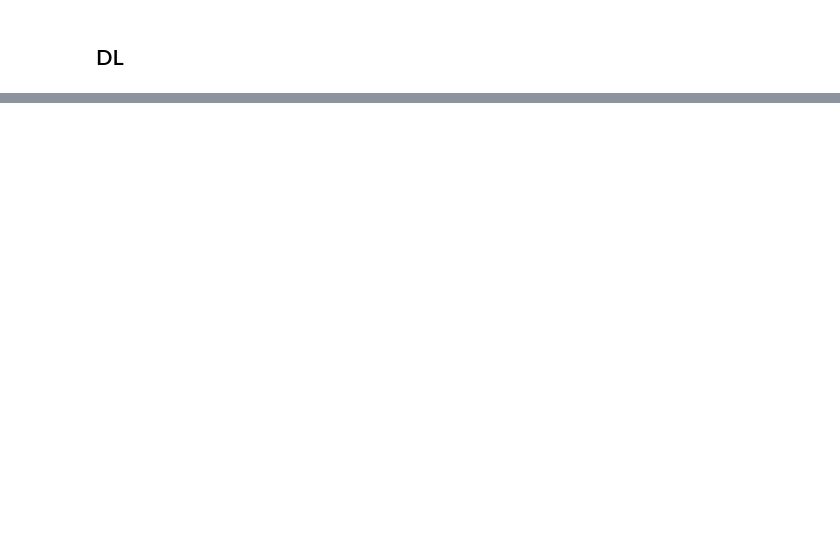
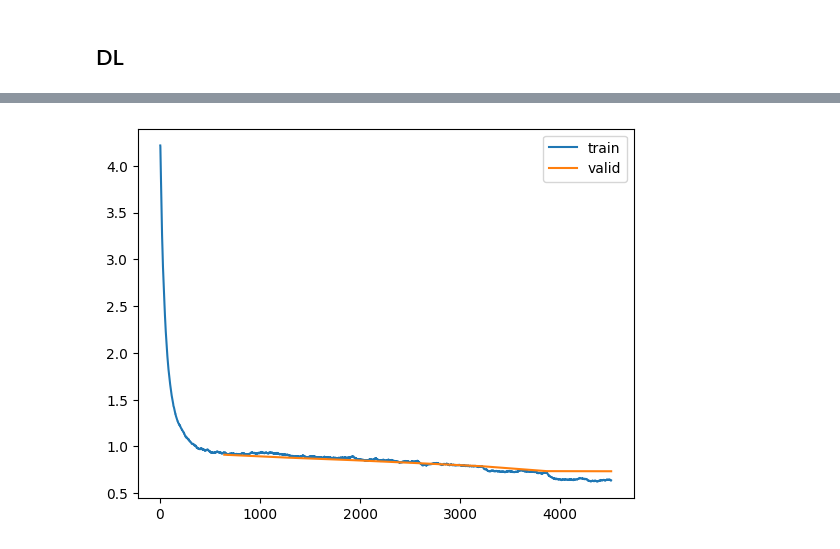
Before and after one commit to intelia-agility/mlspecialisation, a Jupyter notebook: usecase2/notebooks/03-Recommendation-FastAI.ipynb, the cells around one changed output, grey strips where cells are left out. Cells and saved outputs as stored; diff of their text form; code cells hidden in the pictures; blank space fills up the shorter version.

```diff
--- a/usecase2/notebooks/03-Recommendation-FastAI.ipynb
+++ b/usecase2/notebooks/03-Recommendation-FastAI.ipynb
@@ -92,3 +98,7 @@ with warnings.catch_warnings():
+# %%
+learn.recorder.plot_loss()
+# %% [output]
+[figure, added]
 # %%
 learn.model
 # %% [output]
```
Also changed, not shown: parts of 14 cells of this notebook, 3 other files.
